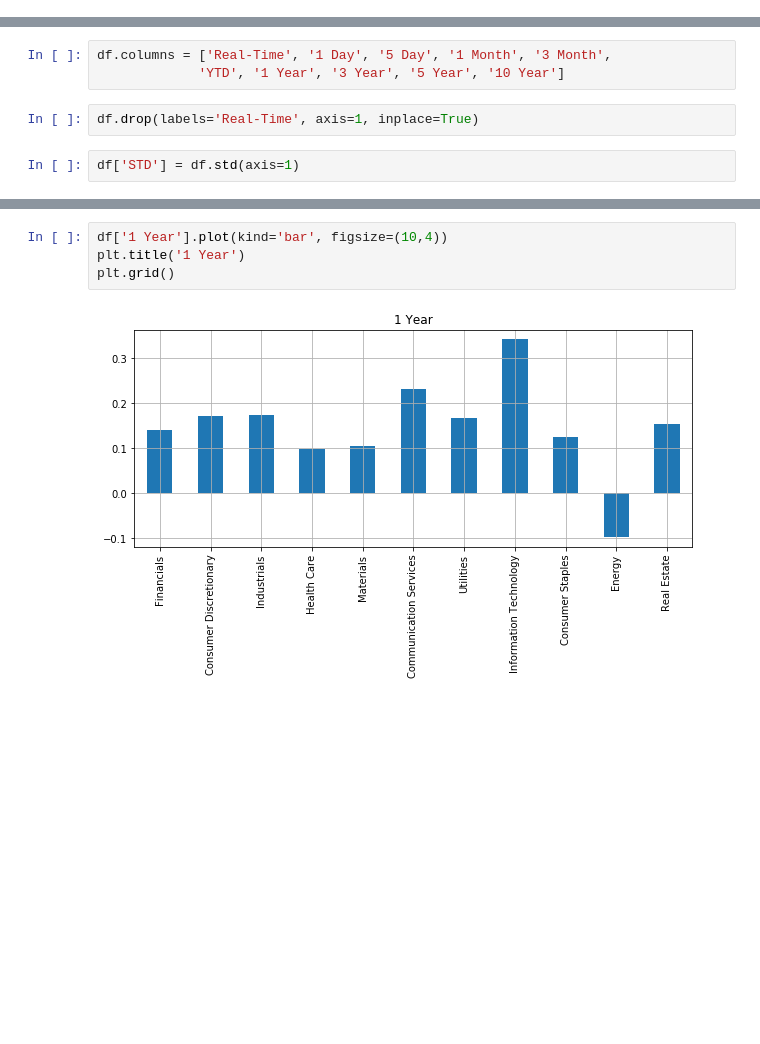
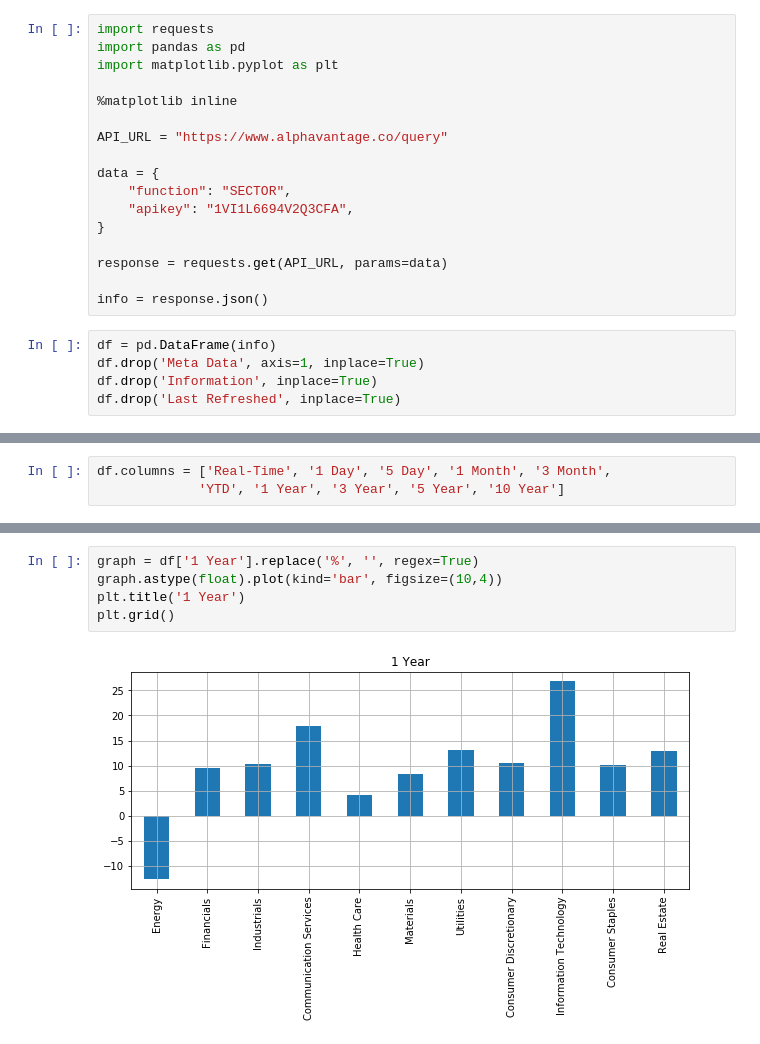
Before and after one commit to albertoivo/nossasrotas-finance, a Jupyter notebook: AlphaVantage-USA-SECTOR.ipynb, the cells around one changed output, grey strips where cells are left out. Saved outputs shown, nothing was run; the diff lists cells and outputs as text; blank space fills up the shorter version.

```diff
--- a/AlphaVantage-USA-SECTOR.ipynb
+++ b/AlphaVantage-USA-SECTOR.ipynb
@@ -9,0 +5,22 @@ df, md = sp.get_sector()
+# %%
+import requests
+import pandas as pd
+import matplotlib.pyplot as plt
+
+%matplotlib inline
+
+API_URL = "https://www.alphavantage.co/query"
+
+data = {
+    "function": "SECTOR",
+    "apikey": "1VI1L6694V2Q3CFA",
+}
+
+response = requests.get(API_URL, params=data)
+
+info = response.json()
+# %%
+df = pd.DataFrame(info)
+df.drop('Meta Data', axis=1, inplace=True)
+df.drop('Information', inplace=True)
+df.drop('Last Refreshed', inplace=True)
@@ -10,7 +42,3 @@ df, md = sp.get_sector()
 # %%
 df.columns = ['Real-Time', '1 Day', '5 Day', '1 Month', '3 Month',
              'YTD', '1 Year', '3 Year', '5 Year', '10 Year']
-# %%
-df.drop(labels='Real-Time', axis=1, inplace=True)
-# %%
-df['STD'] = df.std(axis=1)
@@ -77,7 +45,8 @@ df.sort_values(by='10 Year')
 # %%
-df['1 Year'].plot(kind='bar', figsize=(10,4))
+graph = df['1 Year'].replace('%', '', regex=True)
+graph.astype(float).plot(kind='bar', figsize=(10,4))
 plt.title('1 Year')
 plt.grid()
 # %% [output]
-[figure, old version]
+[figure, new version]
 # %%
```
Also changed, not shown: parts of 11 cells of this notebook, 7 other files.
